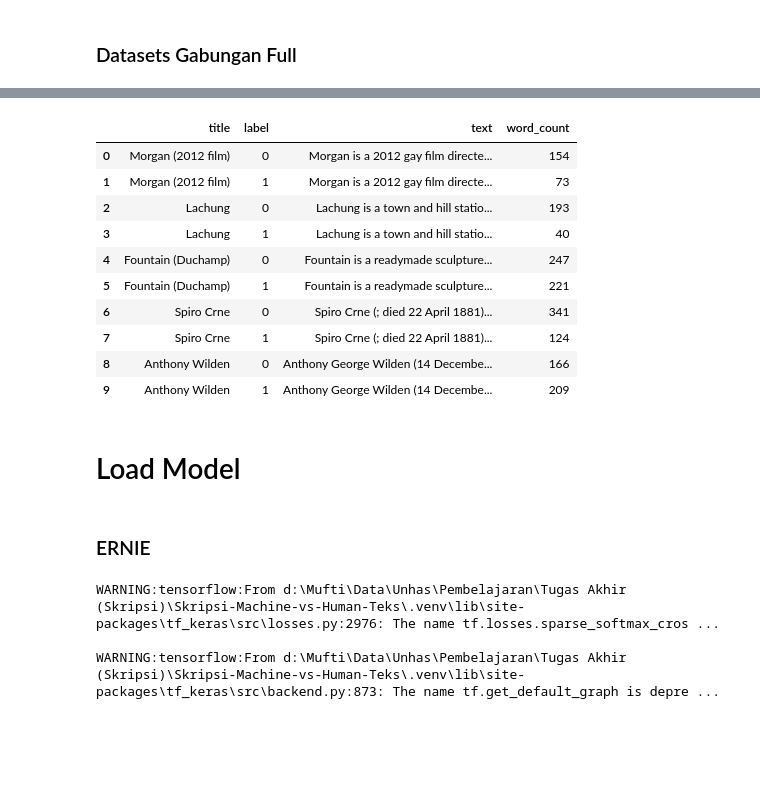
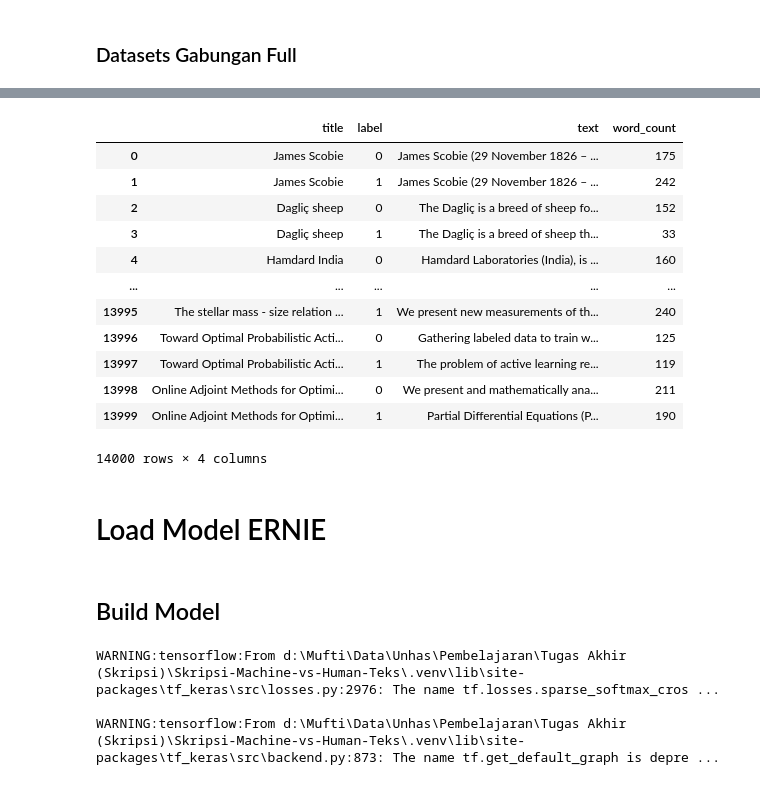
Before and after one commit to IhlasulMufti/Skripsi-Machine-vs-Human-Teks, a Jupyter notebook: ERNIE.ipynb, the cells around one changed output, grey strips where cells are left out. Cells and saved outputs as stored; diff of their text form; code cells hidden in the pictures; blank space fills up the shorter version.

Commit message:
Complete code for ERNIE and XLNet

```diff
--- a/ERNIE.ipynb
+++ b/ERNIE.ipynb
@@ -133,7 +133,7 @@ train_abstract_df
 # %% [markdown]
 ### Datasets Gabungan Full
 # %%
-train_group_all_df = pd.concat([train_wiki_df.iloc[:2500], train_abstract_df.iloc[:2500]]).reset_index(drop=True)
-val_group_all_df = pd.concat([val_wiki_df.iloc[:500], val_abstract_df.iloc[:500]]).reset_index(drop=True)
-test_group_all_df = pd.concat([test_wiki_df.iloc[:500], test_abstract_df.iloc[:500]]).reset_index(drop=True)
+train_merge_df = pd.concat([train_wiki_df.iloc[:7000], train_abstract_df.iloc[:7000]]).reset_index(drop=True)
+val_merge_df = pd.concat([val_wiki_df.iloc[:1500], val_abstract_df.iloc[:1500]]).reset_index(drop=True)
+test_merge_df = pd.concat([test_wiki_df.iloc[:1500], test_abstract_df.iloc[:1500]]).reset_index(drop=True)
 # %%
@@ -195,22 +147,23 @@ sampel_test
-# %%
-sampel_val = val_wiki_df.loc[0:9]
-sampel_val
-# %% [output]
-|  | title | label | text | word_count |
-| 0 | Morgan (2012 film) | 0 | Morgan is a 2012 gay film directe... | 154 |
-| 1 | Morgan (2012 film) | 1 | Morgan is a 2012 gay film directe... | 73 |
-| 2 | Lachung | 0 | Lachung is a town and hill statio... | 193 |
-| 3 | Lachung | 1 | Lachung is a town and hill statio... | 40 |
-| 4 | Fountain (Duchamp) | 0 | Fountain is a readymade sculpture... | 247 |
-| 5 | Fountain (Duchamp) | 1 | Fountain is a readymade sculpture... | 221 |
-| 6 | Spiro Crne | 0 | Spiro Crne (; died 22 April 1881)... | 341 |
-| 7 | Spiro Crne | 1 | Spiro Crne (; died 22 April 1881)... | 124 |
-| 8 | Anthony Wilden | 0 | Anthony George Wilden (14 Decembe... | 166 |
-| 9 | Anthony Wilden | 1 | Anthony George Wilden (14 Decembe... | 209 |
+# %%
+train_merge_df
+# %% [output]
+|  | title | label | text | word_count |
+| 0 | James Scobie | 0 | James Scobie (29 November 1826 – ... | 175 |
+| 1 | James Scobie | 1 | James Scobie (29 November 1826 – ... | 242 |
+| 2 | Dagliç sheep | 0 | The Dagliç is a breed of sheep fo... | 152 |
+| 3 | Dagliç sheep | 1 | The Dagliç is a breed of sheep th... | 33 |
+| 4 | Hamdard India | 0 | Hamdard Laboratories (India), is ... | 160 |
+| ... | ... | ... | ... | ... |
+| 13995 | The stellar mass - size relation ... | 1 | We present new measurements of th... | 240 |
+| 13996 | Toward Optimal Probabilistic Acti... | 0 | Gathering labeled data to train w... | 125 |
+| 13997 | Toward Optimal Probabilistic Acti... | 1 | The problem of active learning re... | 119 |
+| 13998 | Online Adjoint Methods for Optimi... | 0 | We present and mathematically ana... | 211 |
+| 13999 | Online Adjoint Methods for Optimi... | 1 | Partial Differential Equations (P... | 190 |
+14000 rows × 4 columns
 # %% [markdown]
-# Load Model
+# Load Model ERNIE
-# %% [markdown]
-### ERNIE
+# %% [markdown]
+## Build Model
 # %%
 import tensorflow as tf
 from transformers import AutoTokenizer, TFAutoModelForSequenceClassification
```
Also changed, not shown: parts of 37 cells of this notebook, 1 other file.
